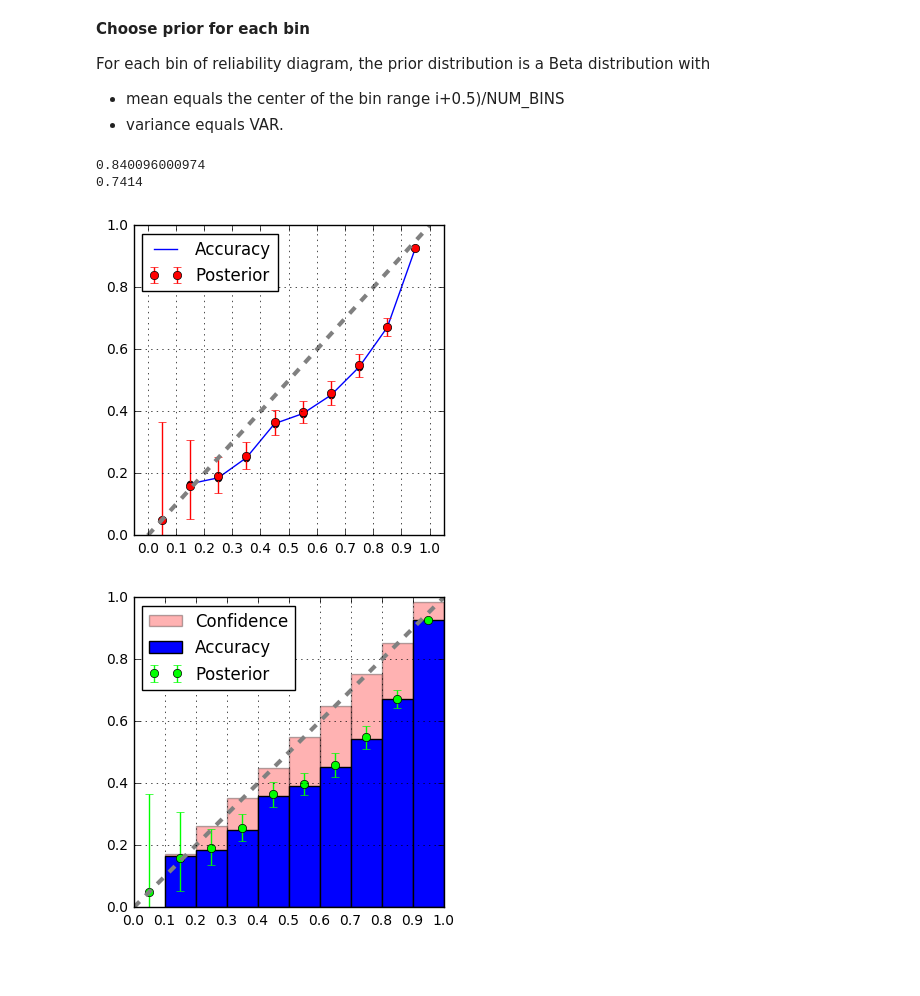
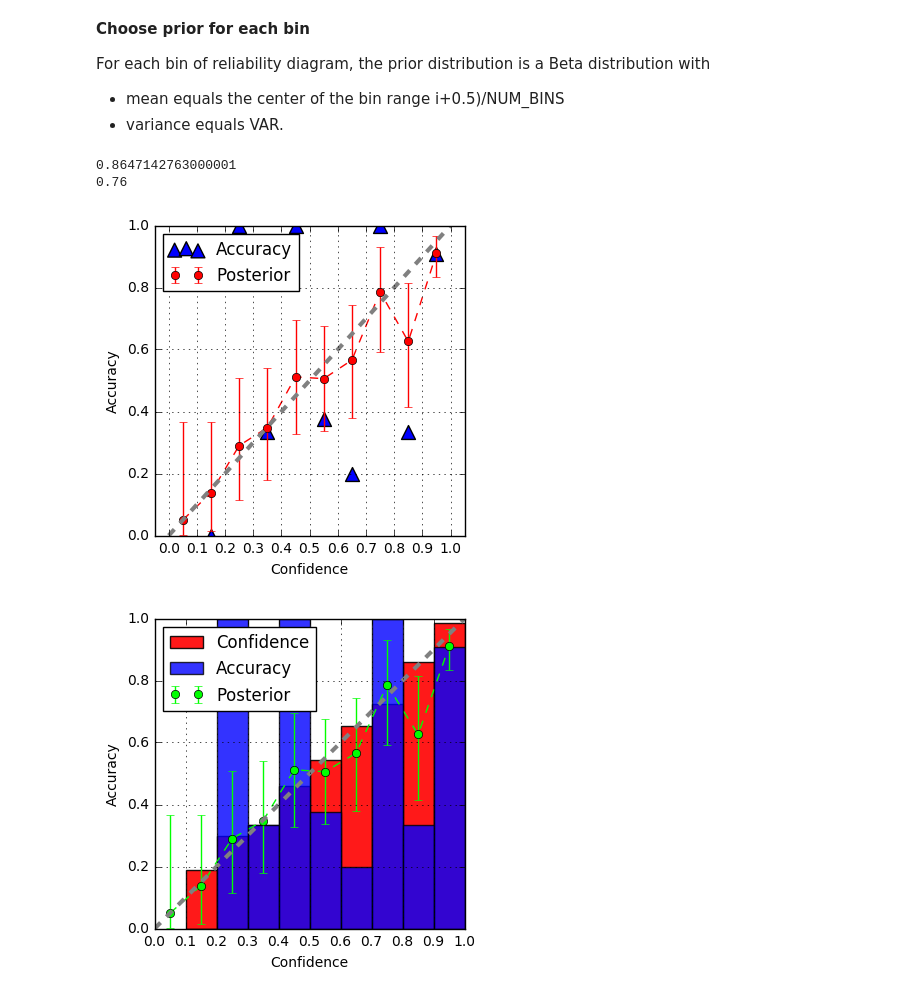
Before and after one commit to disiji/nn_assessor, a Jupyter notebook: beta_prior_on_bins.ipynb, the cells around one changed output. Saved outputs shown, nothing was run; the diff lists cells and outputs as text; code cells hidden in the pictures; blank space fills up the shorter version.

```diff
--- a/beta_prior_on_bins.ipynb
+++ b/beta_prior_on_bins.ipynb
@@ -8,7 +8,7 @@ from scipy import stats
 
 NUM_BINS = 10
 VAR = 0.01 # takes value from (0, 0.25)
-N = 10000
+N = 100
 # %%
 def BetaParams(mu, var):
     """
@@ -41,8 +41,8 @@ digitized = np.digitize(confidence, bins)-1
 print(confidence.mean())
 print (Y_predict == Y_true).mean()
 # %% [output]
-0.840096000974
-0.7414
+0.8647142763000001
+0.76
 # %%
 BetaPriors = np.array([BetaParams((i+0.5)/NUM_BINS,VAR) for i in range(NUM_BINS)])
 Counts = np.array([(((Y_predict[digitized==i])==(Y_true[digitized==i])).sum(),
@@ -64,8 +64,8 @@ accuracy_bins = [(Y_predict[digitized==i]==Y_true[digitized==i]).mean()
 plt.figure(figsize=(4,4))
 plt.grid(True)
 plt.xticks(range(NUM_BINS+1), ["%.1f" % i for  i in bins])
-plt.scatter([i+0.5 for i in range(NUM_BINS)], accuracy_bins)
-plt.plot([i+0.5 for i in range(NUM_BINS)],accuracy_bins,label="Accuracy")
+plt.scatter([i+0.5 for i in range(NUM_BINS)], accuracy_bins,label="Accuracy",marker="^",s=100)
+plt.plot([i+0.5 for i in range(NUM_BINS)],BetaPosteriorsMean, c = "r", linestyle="--")
 plt.errorbar([i+0.5 for i in range(NUM_BINS)],
              BetaPosteriorsMean,
              yerr=(BetaPosteriorsMean-BetaPosteriorP025,BetaPosteriorP975-BetaPosteriorsMean),
@@ -73,28 +73,29 @@ plt.errorbar([i+0.5 for i in range(NUM_BINS)],
 plt.plot(np.linspace(0, 1, 11),linestyle="--",linewidth=3,c = "gray")
 plt.legend(loc='upper left')
 plt.ylim((0.0,1.0))
+plt.xlabel("Confidence")
+plt.ylabel("Accuracy")
 plt.savefig("figures/reliability_plot_%d"%N)
-# plt.xlabel("Confidence")
-# plt.ylabel("Accuracy")
 # %% [output]
-[figure, old version]
+[figure, new version]
 # %%
 plt.figure(figsize=(4,4))
 plt.grid(True)
 plt.xticks(range(NUM_BINS+1), ["%.1f" % i for  i in bins])
-plt.bar(range(NUM_BINS),confidence_bins,color='r',width=1.0,label="Confidence",alpha=0.3)
-plt.bar(range(NUM_BINS),accuracy_bins,color='b',width=1.0,label="Accuracy")
+plt.bar(range(NUM_BINS),confidence_bins,color='r',width=1.0,label="Confidence",alpha=0.9)
+plt.bar(range(NUM_BINS),accuracy_bins,color='b',width=1.0,label="Accuracy",alpha=0.8)
+plt.plot([i+0.5 for i in range(NUM_BINS)],BetaPosteriorsMean, c = "lime", linestyle="--")
 plt.errorbar([i+0.5 for i in range(NUM_BINS)],
              BetaPosteriorsMean,
              yerr=(BetaPosteriorsMean-BetaPosteriorP025,BetaPosteriorP975-BetaPosteriorsMean),
              fmt='o', color = 'lime',label="Posterior")
 plt.plot(np.linspace(0, 1, 11),linestyle="--",linewidth=3,c = "gray")
 plt.legend(loc='upper left')
+plt.xlabel("Confidence")
+plt.ylabel("Accuracy")
 plt.savefig("figures/reliability_bar_%d"%N)
-# plt.xlabel("Confidence")
-# plt.ylabel("Accuracy")
 # %% [output]
-[figure, old version]
+[figure, new version]
 # %%
 plt.figure(figsize=(4,2))
 plt.grid(True)
```
Also changed, not shown: parts of 1 cell of this notebook, 18 other files.
